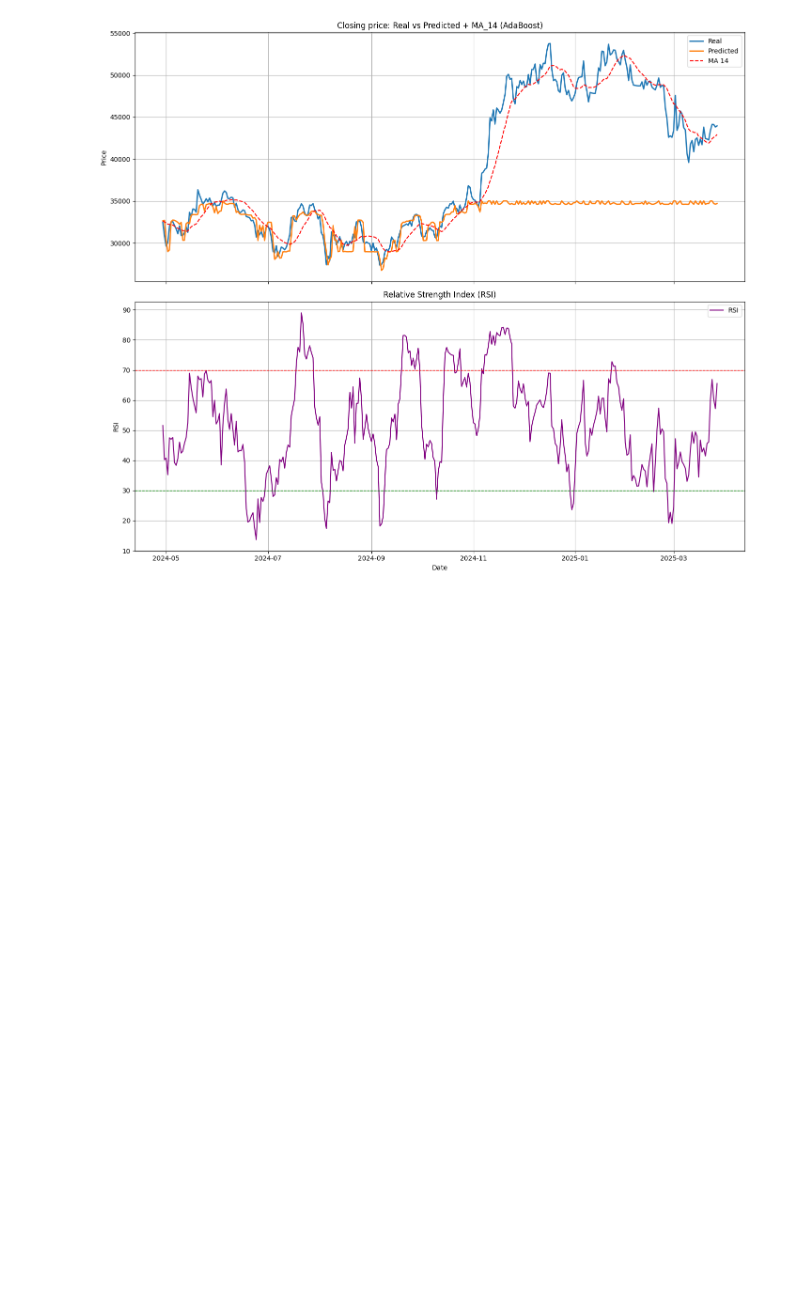
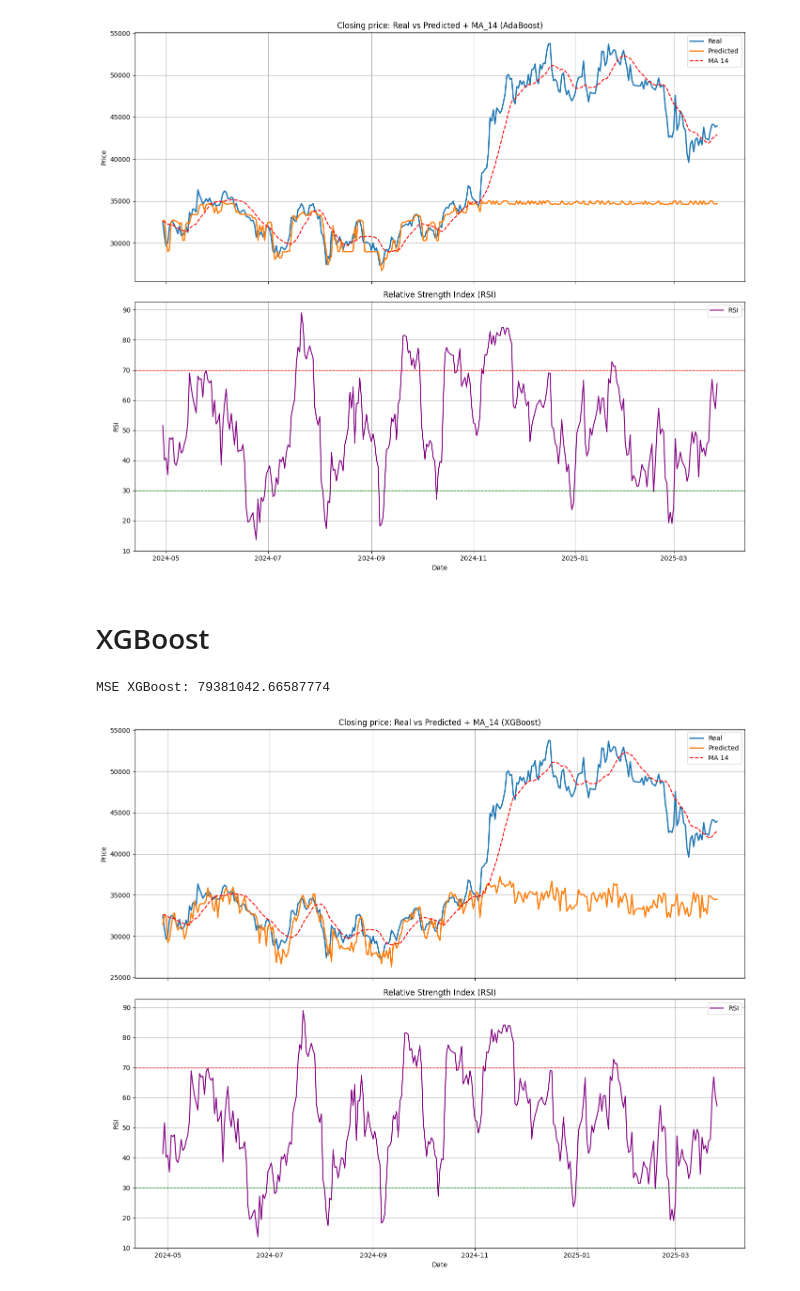
Before and after one commit to RuiPintoUM/Picheleiros-Empreendedores, a Jupyter notebook: modelo_previsao.ipynb, the cells around one changed output. Drawn from its saved outputs; the diff is of its cells as text; code cells hidden in the pictures; blank space fills up the shorter version.

Commit message:
Testes com modelo diferente e ceansd e ME

```diff
--- a/modelo_previsao.ipynb
+++ b/modelo_previsao.ipynb
@@ -167,3 +168,82 @@ plt.tight_layout()
 plt.show()
 # %% [output]
 [figure]
+# %% [markdown]
+# XGBoost
+# %%
+import pandas as pd
+import numpy as np
+from xgboost import XGBRegressor
+from sklearn.preprocessing import StandardScaler
+from sklearn.metrics import mean_squared_error
+import matplotlib.pyplot as plt
+
+# Ler o dataset
+df = pd.read_csv("basquet_com_ME.csv")
+df['Date'] = pd.to_datetime(df['Date'])
+
+# Criar target: Preço do próximo dia
+df['target'] = df['Close'].shift(-1)
+df.dropna(inplace=True)
+
+# Features disponíveis
+features = ['Open', 'Price_diff', 'fng_value', 'RSI', 'MA_14', 'ME']
+X = df[features]
+y = df['target']
+
+# Split temporal
+split_ratio = 0.8
+split_index = int(len(df) * split_ratio)
+X_train, X_test = X.iloc[:split_index], X.iloc[split_index:]
+y_train, y_test = y.iloc[:split_index], y.iloc[split_index:]
+
+# Escalar as features (sem ME)
+scaler = StandardScaler()
+numeric_features = ['Open', 'Price_diff', 'fng_value', 'RSI', 'MA_14']
+X_train_scaled = scaler.fit_transform(X_train[numeric_features])
+X_test_scaled = scaler.transform(X_test[numeric_features])
+
+# Adicionar coluna ME novamente
+X_train_scaled = np.column_stack([X_train_scaled, X_train['ME']])
+X_test_scaled = np.column_stack([X_test_scaled, X_test['ME']])
+
+# Modelo XGBoost
+model = XGBRegressor(n_estimators=500, learning_rate=0.05, random_state=42)
+model.fit(X_train_scaled, y_train)
+
+# Previsões
+y_pred = model.predict(X_test_scaled)
+
+# Avaliação
+mse = mean_squared_error(y_test, y_pred)
+print("MSE XGBoost:", mse)
+
+# Visualização com Datas
+dates_test = df['Date'].iloc[-len(y_test):]
+
+fig, axs = plt.subplots(2, 1, figsize=(14, 12), sharex=True)
+
+# 1. Preço Real vs Previsto + MA_14
+axs[0].plot(dates_test, y_test.values, label="Real", linewidth=2)
+axs[0].plot(dates_test, y_pred, label="Predicted", linewidth=2)
+axs[0].plot(dates_test, df["MA_14"].values[-len(y_test):], label="MA 14", color="red", linestyle="--")
+axs[0].set_title("Closing price: Real vs Predicted + MA_14 (XGBoost)")
+axs[0].set_ylabel("Price")
+axs[0].legend()
+axs[0].grid(True)
+
+# 2. RSI
+axs[1].plot(dates_test, df["RSI"].values[-len(y_test):], label="RSI", color="purple")
+axs[1].axhline(70, color="red", linestyle="--", linewidth=1)
+axs[1].axhline(30, color="green", linestyle="--", linewidth=1)
+axs[1].set_title("Relative Strength Index (RSI)")
+axs[1].set_ylabel("RSI")
+axs[1].set_xlabel("Date")
+axs[1].legend()
+axs[1].grid(True)
+
+plt.tight_layout()
+plt.show()
+# %% [output]
+MSE XGBoost: 79381042.66587774
+[figure, added]
```
Also changed, not shown: parts of 2 cells of this notebook, 3 other files.
